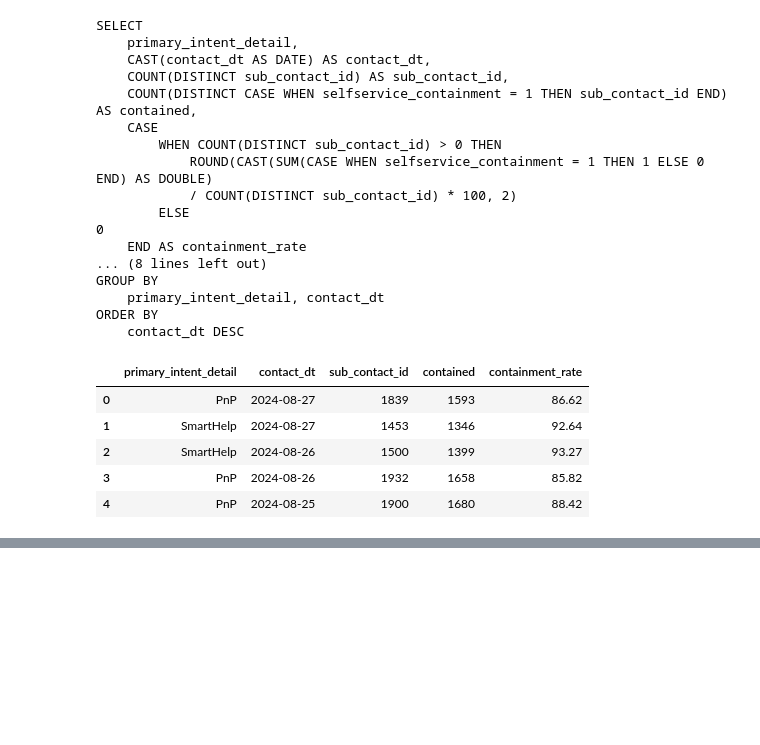
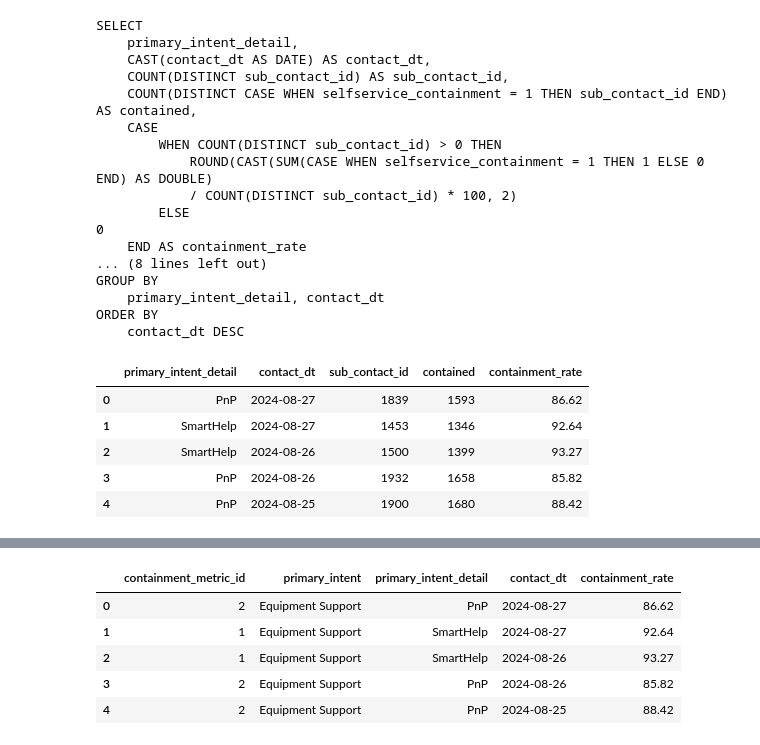
Before and after one commit to gokul-r-7/MyCodes, a Jupyter notebook: Healthscore Codes/Containment_Metric/containment_metric.ipynb, the cells around one changed output, grey strips where cells are left out. Saved outputs shown, nothing was run; the diff lists cells and outputs as text; code cells hidden in the pictures; blank space fills up the shorter version.

```diff
--- a/Healthscore Codes/Containment_Metric/containment_metric.ipynb
+++ b/Healthscore Codes/Containment_Metric/containment_metric.ipynb
@@ -185 +168,12 @@ pivot_df = pivot_df.reset_index()
+# %%
+third_table_columns = ['containment_metric_id', 'primary_intent', 'primary_intent_detail', 'contact_dt', 'containment_rate']
+third_tabledf = combined_df[third_table_columns]
+third_tabledf.head()
+# %% [output]
+|  | containment_metric_id | primary_intent | primary_intent_detail | contact_dt | containment_rate |
+| 0 | 2 | Equipment Support | PnP | 2024-08-27 | 86.62 |
+| 1 | 1 | Equipment Support | SmartHelp | 2024-08-27 | 92.64 |
+| 2 | 1 | Equipment Support | SmartHelp | 2024-08-26 | 93.27 |
+| 3 | 2 | Equipment Support | PnP | 2024-08-26 | 85.82 |
+| 4 | 2 | Equipment Support | PnP | 2024-08-25 | 88.42 |
 # %%
```
Also changed, not shown: parts of 9 cells of this notebook.
